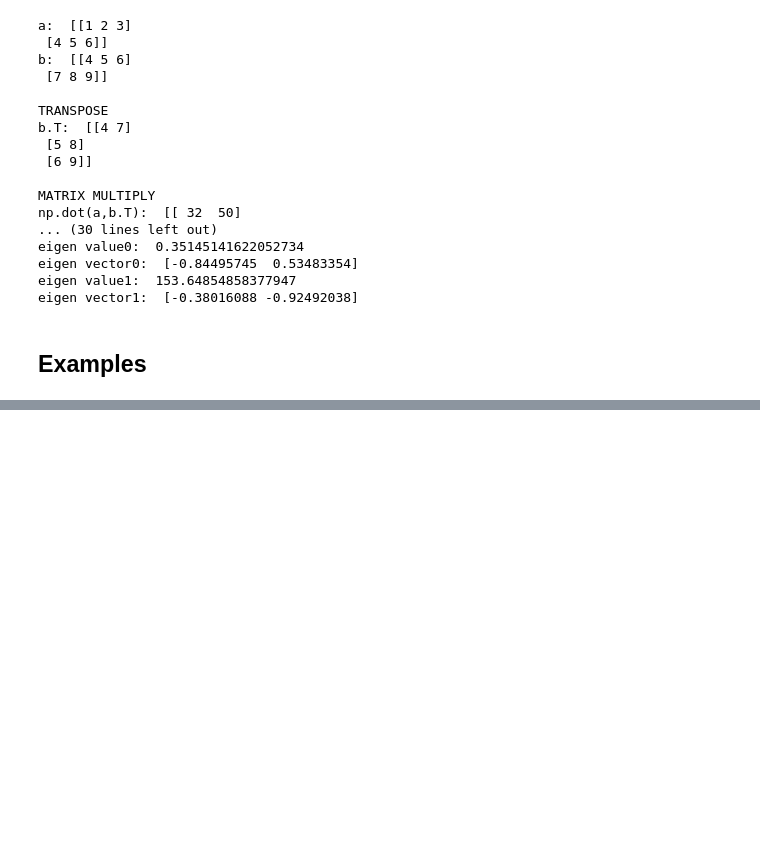
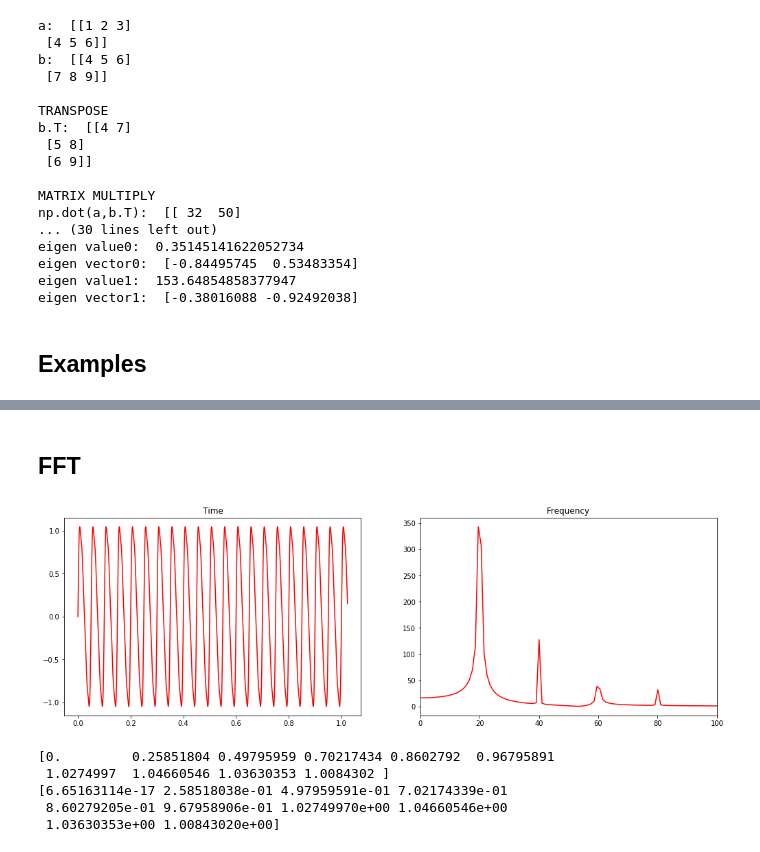
Before and after one commit to HanayaOkuda/Python_references, a Jupyter notebook: 20190429_NumPy.ipynb, the cells around one changed output, grey strips where cells are left out. Saved outputs shown, nothing was run; the diff lists cells and outputs as text; code cells hidden in the pictures; blank space fills up the shorter version.

```diff
--- a/20190429_NumPy.ipynb
+++ b/20190429_NumPy.ipynb
@@ -392,0 +393,35 @@ b (curve_fit):  3.244143145410794
+# %% [markdown]
+## FFT
+# %%
+n = 1024
+h = int(n/2)
+dt = 0.001
+t = np.arange(0,n*dt,dt)
+u = np.zeros(n)
+for i in range(1,5):
+    k = 20*i
+    u += np.sin(2*np.pi*k*t)/np.power(i,2)
+a = np.fft.fft(u)
+a = np.abs(a)
+f = np.fft.fftfreq(n)
+f /= dt
+
+plt.axes([0,0,1,1])
+plt.plot(t,u,"-",c="r")
+plt.title("Time")
+plt.axes([1.2,0,1,1])
+plt.plot(f[:h],a[:h],"-",c="r")
+plt.xlim(0,100)
+plt.title("Frequency")
+plt.show()
+
+v = np.fft.ifft(np.fft.fft(u))
+print(u[:10])
+print(np.abs(v[:10]))
+# %% [output]
+[figure, added]
+[0.         0.25851804 0.49795959 0.70217434 0.8602792  0.96795891
+ 1.0274997  1.04660546 1.03630353 1.0084302 ]
+[6.65163114e-17 2.58518038e-01 4.97959591e-01 7.02174339e-01
+ 8.60279205e-01 9.67958906e-01 1.02749970e+00 1.04660546e+00
+ 1.03630353e+00 1.00843020e+00]
```
Also changed, not shown: parts of 1 cell of this notebook.
